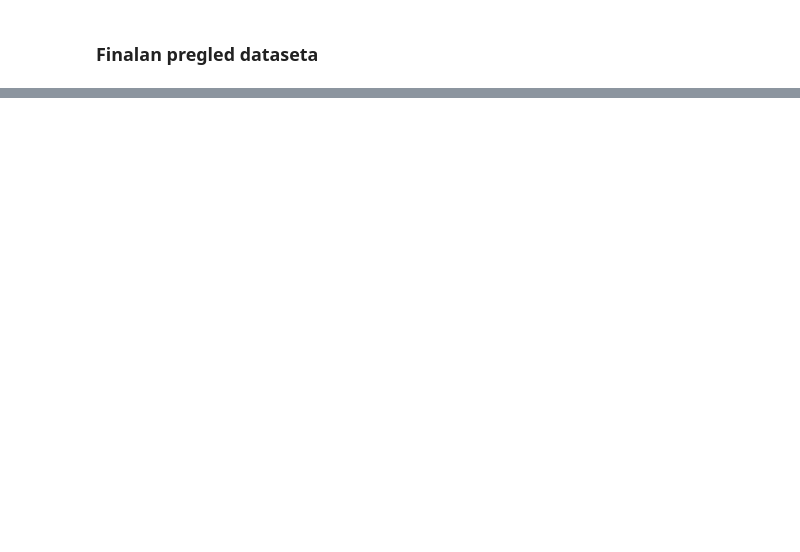
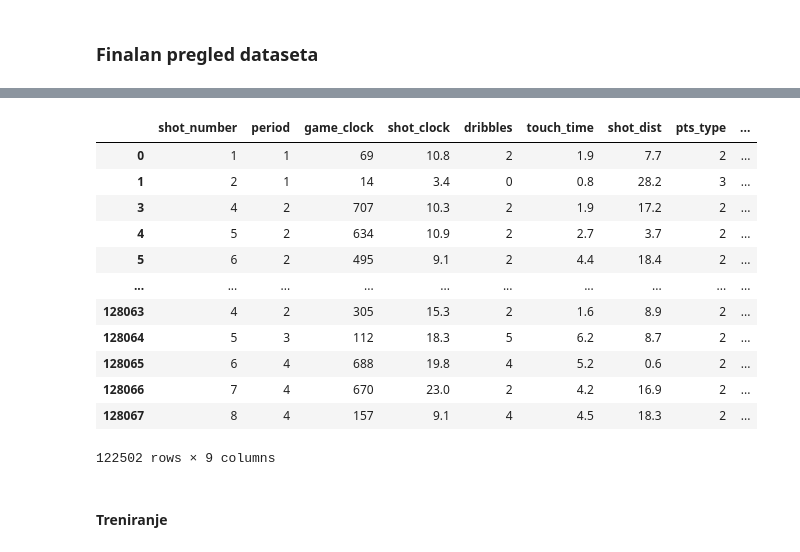
Before and after one commit to Kraljnik1/predicting-nba-shots, a Jupyter notebook: uzop-predicting-nba-shots.ipynb, the cells around one changed output, grey strips where cells are left out. Saved outputs shown, nothing was run; the diff lists cells and outputs as text; code cells hidden in the pictures; blank space fills up the shorter version.

```diff
--- a/uzop-predicting-nba-shots.ipynb
+++ b/uzop-predicting-nba-shots.ipynb
@@ -216,0 +378,8 @@ X
+# %%
+X_bayes = X.copy()
+
+X_bayes['shot_result'] = X['shot_result'].apply(lambda x : 1 if x == "made" else 0 )
+# micemo sve sto nije dostupno u trenutku bacanja
+y_bayes = X_bayes["shot_result"].to_numpy()
+X_bayes = X_bayes.drop(columns=["location","w","final_margin","shot_result"], axis=1)
+X_bayes.describe()
@@ -216,0 +396,18 @@ X
+# %%
+X_bayes
+# %% [output]
+|  | shot_number | period | game_clock | shot_clock | dribbles | touch_time | shot_dist | pts_type | ... |
+| 0 | 1 | 1 | 69 | 10.8 | 2 | 1.9 | 7.7 | 2 | ... |
+| 1 | 2 | 1 | 14 | 3.4 | 0 | 0.8 | 28.2 | 3 | ... |
+| 3 | 4 | 2 | 707 | 10.3 | 2 | 1.9 | 17.2 | 2 | ... |
+| 4 | 5 | 2 | 634 | 10.9 | 2 | 2.7 | 3.7 | 2 | ... |
+| 5 | 6 | 2 | 495 | 9.1 | 2 | 4.4 | 18.4 | 2 | ... |
+| ... | ... | ... | ... | ... | ... | ... | ... | ... | ... |
+| 128063 | 4 | 2 | 305 | 15.3 | 2 | 1.6 | 8.9 | 2 | ... |
+| 128064 | 5 | 3 | 112 | 18.3 | 5 | 6.2 | 8.7 | 2 | ... |
+| 128065 | 6 | 4 | 688 | 19.8 | 4 | 5.2 | 0.6 | 2 | ... |
+| 128066 | 7 | 4 | 670 | 23.0 | 2 | 4.2 | 16.9 | 2 | ... |
+| 128067 | 8 | 4 | 157 | 9.1 | 4 | 4.5 | 18.3 | 2 | ... |
+122502 rows × 9 columns
+# %% [markdown]
+#### Treniranje
```
Also changed, not shown: parts of 44 cells of this notebook.
